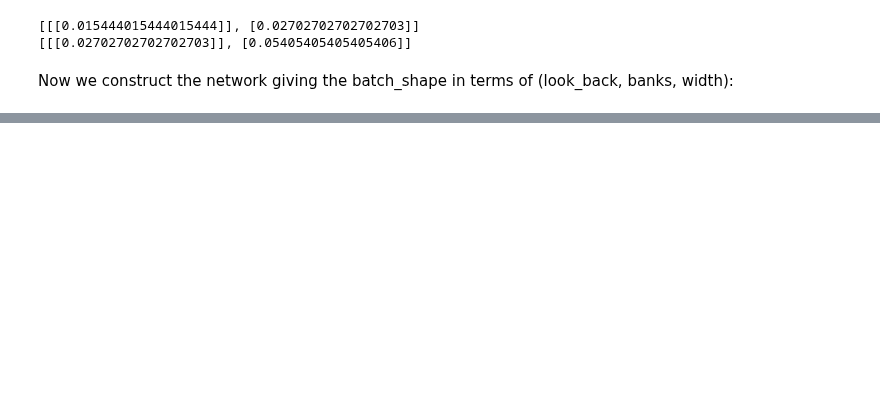
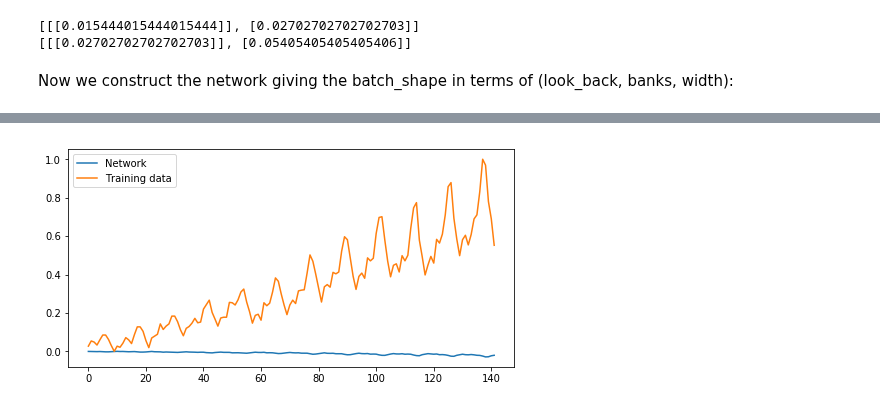
Before and after one commit to ArtificialIntelligenceToolkit/conx, a Jupyter notebook: notebooks/LSTM.ipynb, the cells around one changed output, grey strips where cells are left out. Saved outputs shown, nothing was run; the diff lists cells and outputs as text; code cells hidden in the pictures; blank space fills up the shorter version.

```diff
--- a/notebooks/LSTM.ipynb
+++ b/notebooks/LSTM.ipynb
@@ -58 +74,5 @@ For our dataset, we will contruct a history sequence:
+# %%
+time_steps = 1  # history
+batch_size = 1  # how many to load at once
+features = 1    # features (length of input vector)
 # %%
@@ -110,0 +115,5 @@ net.propagate([[.02]])
+# %%
+outputs = [net.propagate(i, visualize=False) for i in net.dataset.inputs]
+plot([["Network", outputs], ["Training data", net.dataset.targets]])
+# %% [output]
+[figure, added]
```
Also changed, not shown: parts of 45 cells of this notebook.
